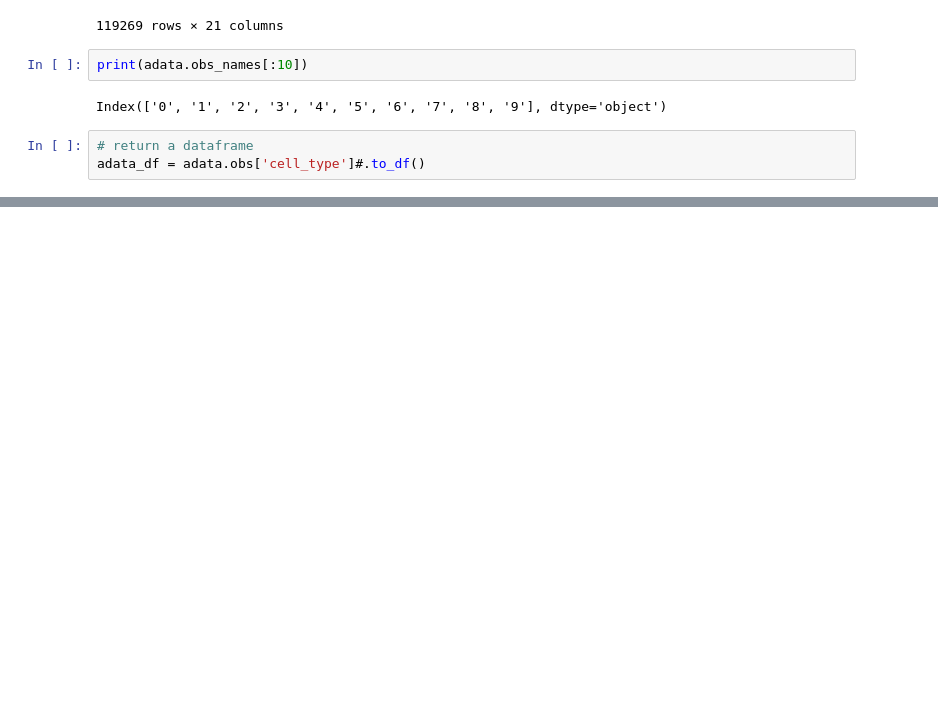
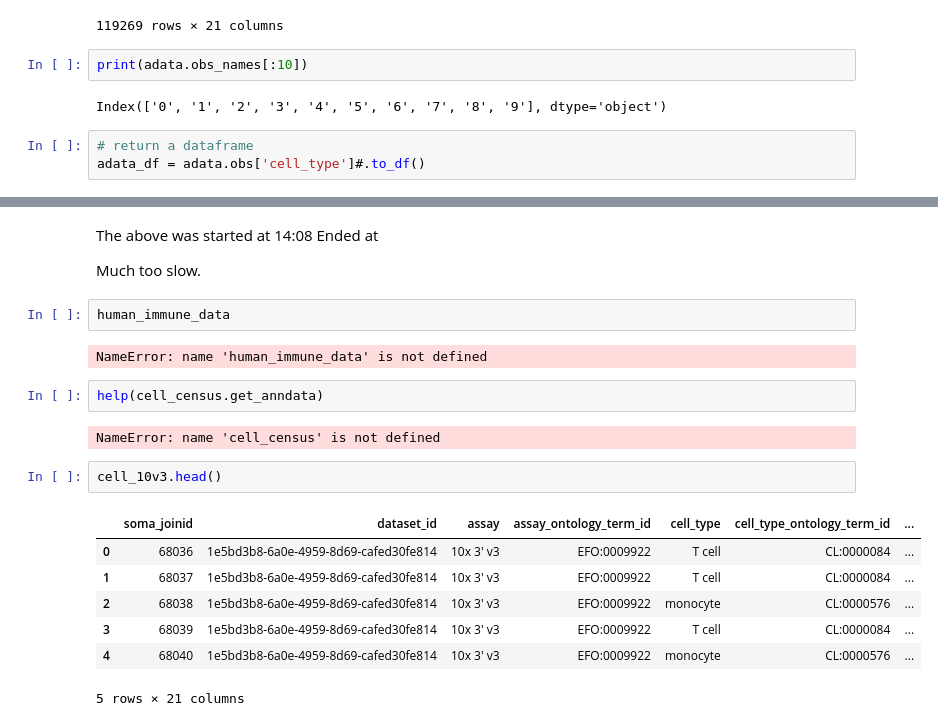
Before and after one commit to joshfuchs/McCells, a Jupyter notebook: query_cell_census.ipynb, the cells around one changed output, grey strips where cells are left out. Cells and saved outputs as stored; diff of their text form; blank space fills up the shorter version.

```diff
--- a/query_cell_census.ipynb
+++ b/query_cell_census.ipynb
@@ -122,0 +167,23 @@ adata_df.shape
+# %% [markdown]
+The above was started at 14:08
+Ended at
+
+Much too slow.
+# %%
+human_immune_data
+# %% [output]
+NameError: name 'human_immune_data' is not defined
+# %%
+help(cell_census.get_anndata)
+# %% [output]
+NameError: name 'cell_census' is not defined
+# %%
+cell_10v3.head()
+# %% [output]
+|  | soma_joinid | dataset_id | assay | assay_ontology_term_id | cell_type | cell_type_ontology_term_id | ... |
+| 0 | 68036 | 1e5bd3b8-6a0e-4959-8d69-cafed30fe814 | 10x 3' v3 | EFO:0009922 | T cell | CL:0000084 | ... |
+| 1 | 68037 | 1e5bd3b8-6a0e-4959-8d69-cafed30fe814 | 10x 3' v3 | EFO:0009922 | T cell | CL:0000084 | ... |
+| 2 | 68038 | 1e5bd3b8-6a0e-4959-8d69-cafed30fe814 | 10x 3' v3 | EFO:0009922 | monocyte | CL:0000576 | ... |
+| 3 | 68039 | 1e5bd3b8-6a0e-4959-8d69-cafed30fe814 | 10x 3' v3 | EFO:0009922 | T cell | CL:0000084 | ... |
+| 4 | 68040 | 1e5bd3b8-6a0e-4959-8d69-cafed30fe814 | 10x 3' v3 | EFO:0009922 | monocyte | CL:0000576 | ... |
+5 rows × 21 columns
```
Also changed, not shown: parts of 9 cells of this notebook.
